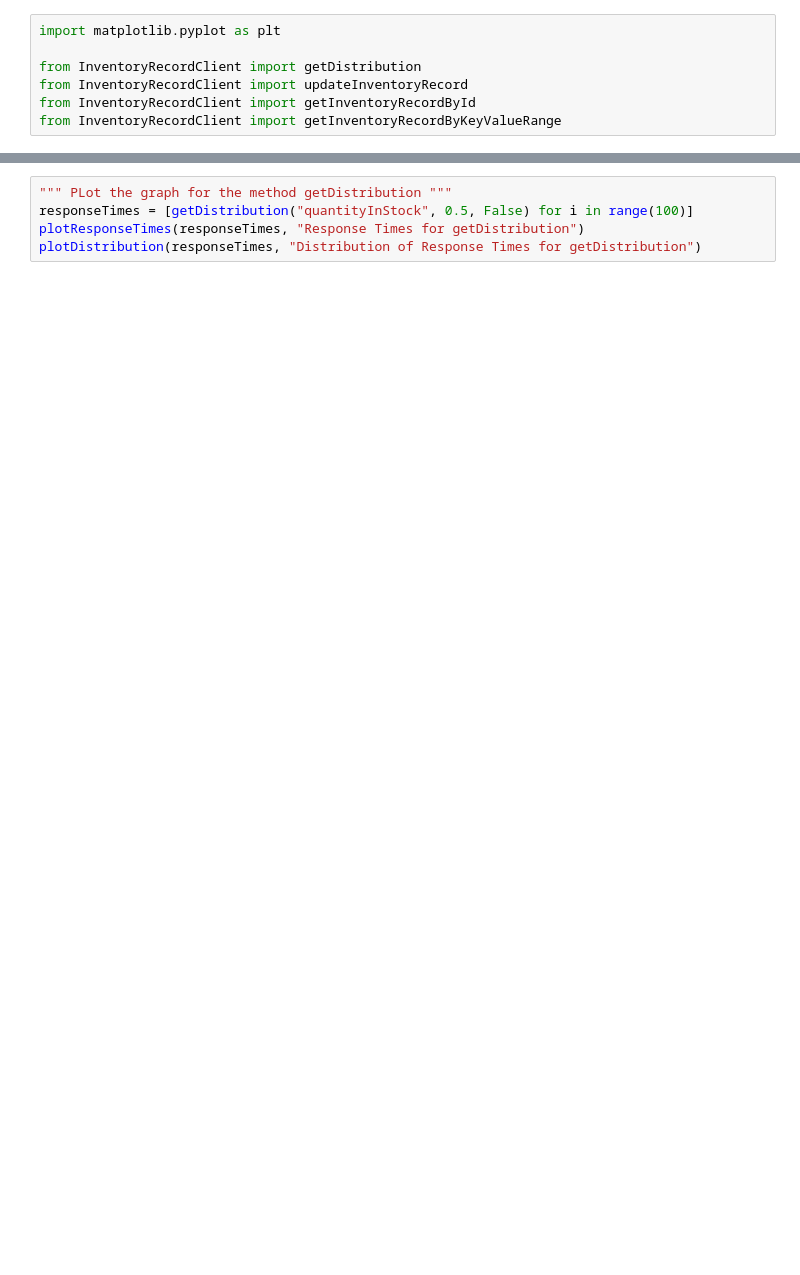
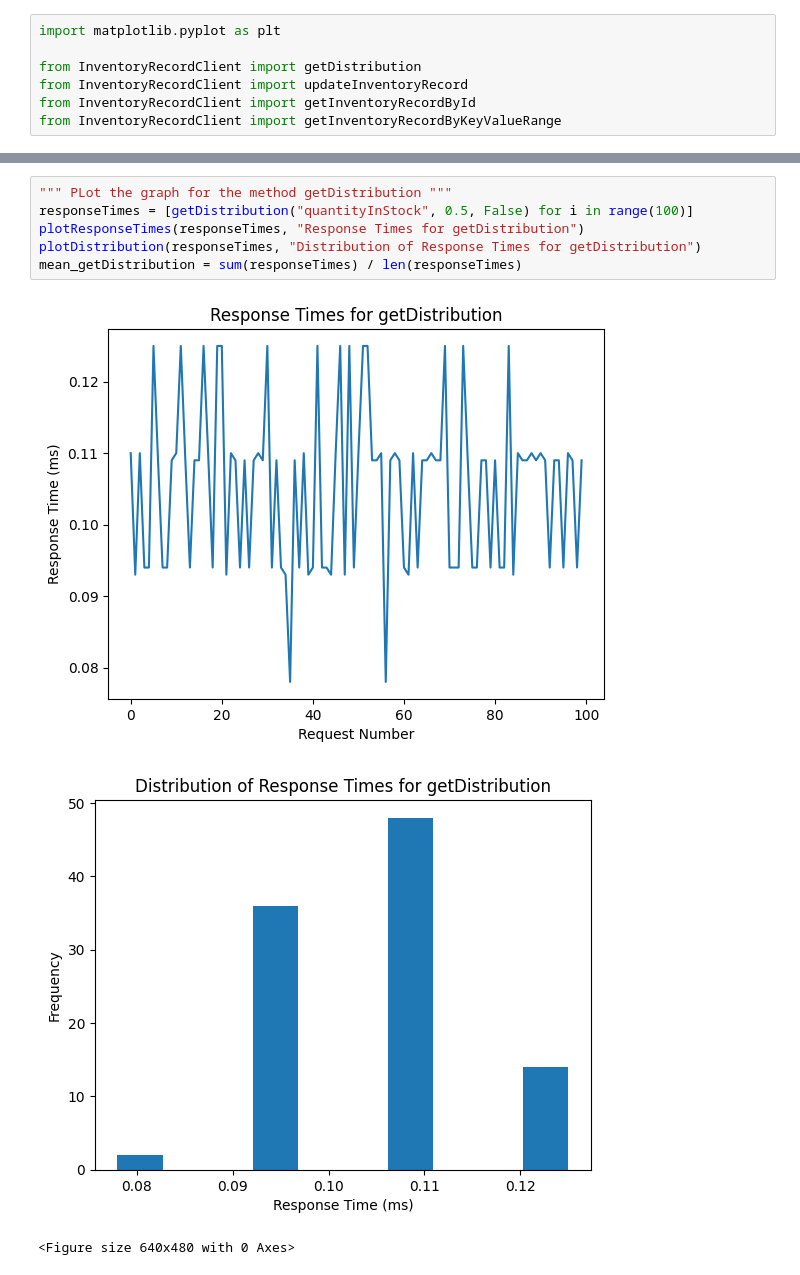
Before and after one commit to THEN00BSHUNTER/gRPC, a Jupyter notebook: test_request_times.ipynb, the cells around one changed output, grey strips where cells are left out. Cells and saved outputs as stored; diff of their text form; blank space fills up the shorter version.

```diff
--- a/test_request_times.ipynb
+++ b/test_request_times.ipynb
@@ -49,7 +53,12 @@ _InactiveRpcError: <_InactiveRpcError of RPC that terminated with:
 # %%
 """ PLot the graph for the method getDistribution """
 responseTimes = [getDistribution("quantityInStock", 0.5, False) for i in range(100)]
 plotResponseTimes(responseTimes, "Response Times for getDistribution")
 plotDistribution(responseTimes, "Distribution of Response Times for getDistribution")
+mean_getDistribution = sum(responseTimes) / len(responseTimes)
+# %% [output]
+[figure, added]
+[figure, added]
+<Figure size 640x480 with 0 Axes>
 # %%
 """ PLot the graph for the method updateInventoryRecord """
```
Also changed, not shown: parts of 5 cells of this notebook, 9 other files.
